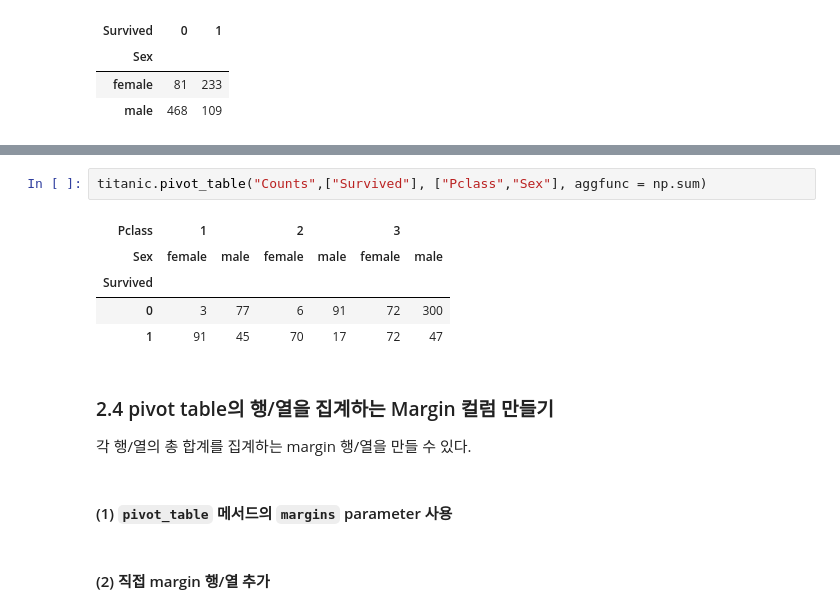
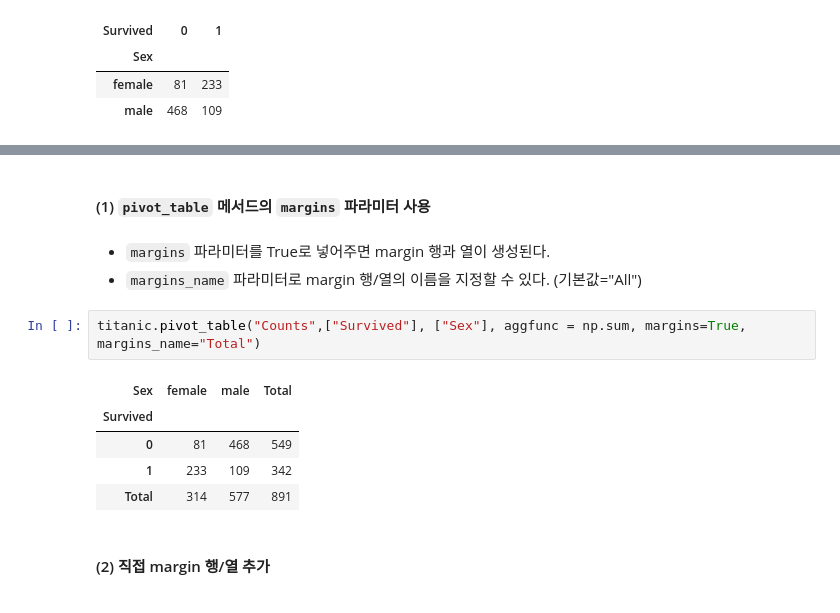
Before and after one commit to hyeshinoh/Study_Python, a Jupyter notebook: python_26_pandas_pivot.ipynb, the cells around one changed output, grey strips where cells are left out. Cells and saved outputs as stored; diff of their text form.

```diff
--- a/python_26_pandas_pivot.ipynb
+++ b/python_26_pandas_pivot.ipynb
@@ -147,16 +161,16 @@ titanic.pivot_table("Counts",["Pclass","Sex"],["Survived"], aggfunc = np.sum)
+# %% [markdown]
+#### (1) `pivot_table` 메서드의 `margins` 파라미터 사용
+# %% [markdown]
+- `margins` 파라미터를 True로 넣어주면 margin 행과 열이 생성된다.
+- `margins_name` 파라미터로 margin 행/열의 이름을 지정할 수 있다. (기본값="All")
 # %%
-titanic.pivot_table("Counts",["Survived"], ["Pclass","Sex"], aggfunc = np.sum)
+titanic.pivot_table("Counts",["Survived"], ["Sex"], aggfunc = np.sum, margins=True, margins_name="Total")
 # %% [output]
-| Pclass | 1 |  | 2 |  | 3 |  |
-| Sex | female | male | female | male | female | male |
-| Survived |  |  |  |  |  |  |
-| 0 | 3 | 77 | 6 | 91 | 72 | 300 |
-| 1 | 91 | 45 | 70 | 17 | 72 | 47 |
+| Sex | female | male | Total |
+| Survived |  |  |  |
+| 0 | 81 | 468 | 549 |
+| 1 | 233 | 109 | 342 |
+| Total | 314 | 577 | 891 |
-# %% [markdown]
-### 2.4 pivot table의 행/열을 집계하는 Margin 컬럼 만들기
-각 행/열의 총 합계를 집계하는 margin 행/열을 만들 수 있다.
-# %% [markdown]
-#### (1) `pivot_table` 메서드의 `margins` parameter 사용
 # %% [markdown]
 #### (2) 직접 margin 행/열 추가
 # %%
```
Also changed, not shown: parts of 22 cells of this notebook, 1 other file.
